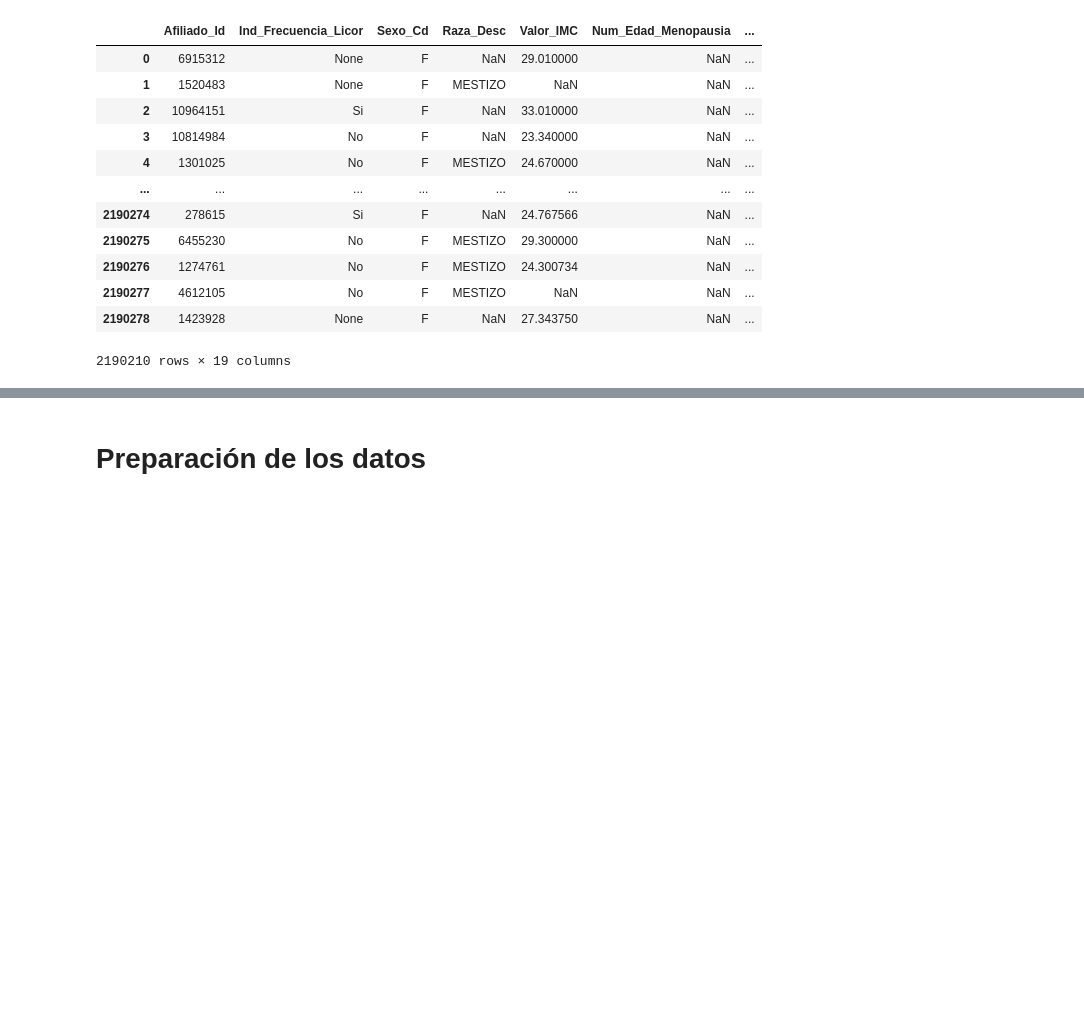
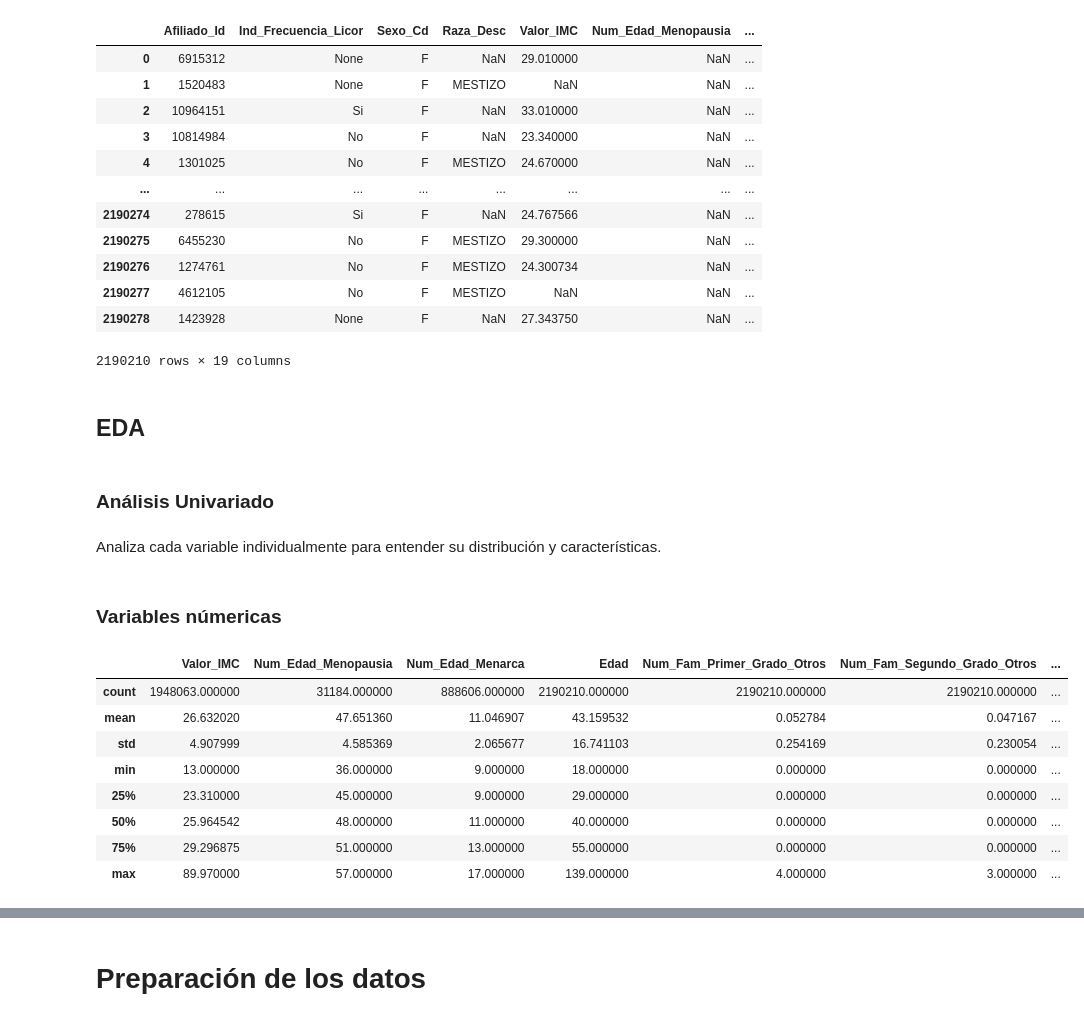
Before and after one commit to jherronr/Modelo_CA_Mama, a Jupyter notebook: Modelo_CA_Mama.ipynb, the cells around one changed output, grey strips where cells are left out. Saved outputs shown, nothing was run; the diff lists cells and outputs as text; code cells hidden in the pictures; blank space fills up the shorter version.

```diff
--- a/Modelo_CA_Mama.ipynb
+++ b/Modelo_CA_Mama.ipynb
@@ -399,3 +386,5 @@ data_raw
 | 2190277 | 4612105 | No | F | MESTIZO | NaN | NaN | ... |
 | 2190278 | 1423928 | None | F | NaN | 27.343750 | NaN | ... |
 2190210 rows × 19 columns
+# %% [markdown]
+## EDA
@@ -401,0 +399,23 @@ data_raw
+# %% [markdown]
+### Análisis Univariado
+# %% [markdown]
+Analiza cada variable individualmente para entender su distribución y características.
+# %% [markdown]
+### Variables númericas
+# %%
+numerical_vars = ['Valor_IMC', 'Num_Edad_Menopausia', 'Num_Edad_Menarca', 'Edad',
+                  'Num_Fam_Primer_Grado_Otros', 'Num_Fam_Segundo_Grado_Otros',
+                  'Num_Fam_Primer_Grado_CAM', 'Num_Fam_Segundo_Grado_CAM']
+
+# Resumen estadístico
+data_raw[numerical_vars].describe()
+# %% [output]
+|  | Valor_IMC | Num_Edad_Menopausia | Num_Edad_Menarca | Edad | Num_Fam_Primer_Grado_Otros | Num_Fam_Segundo_Grado_Otros | ... |
+| count | 1948063.000000 | 31184.000000 | 888606.000000 | 2190210.000000 | 2190210.000000 | 2190210.000000 | ... |
+| mean | 26.632020 | 47.651360 | 11.046907 | 43.159532 | 0.052784 | 0.047167 | ... |
+| std | 4.907999 | 4.585369 | 2.065677 | 16.741103 | 0.254169 | 0.230054 | ... |
+| min | 13.000000 | 36.000000 | 9.000000 | 18.000000 | 0.000000 | 0.000000 | ... |
+| 25% | 23.310000 | 45.000000 | 9.000000 | 29.000000 | 0.000000 | 0.000000 | ... |
+| 50% | 25.964542 | 48.000000 | 11.000000 | 40.000000 | 0.000000 | 0.000000 | ... |
+| 75% | 29.296875 | 51.000000 | 13.000000 | 55.000000 | 0.000000 | 0.000000 | ... |
+| max | 89.970000 | 57.000000 | 17.000000 | 139.000000 | 4.000000 | 3.000000 | ... |
```
Also changed, not shown: parts of 13 cells of this notebook, 1 other file.
